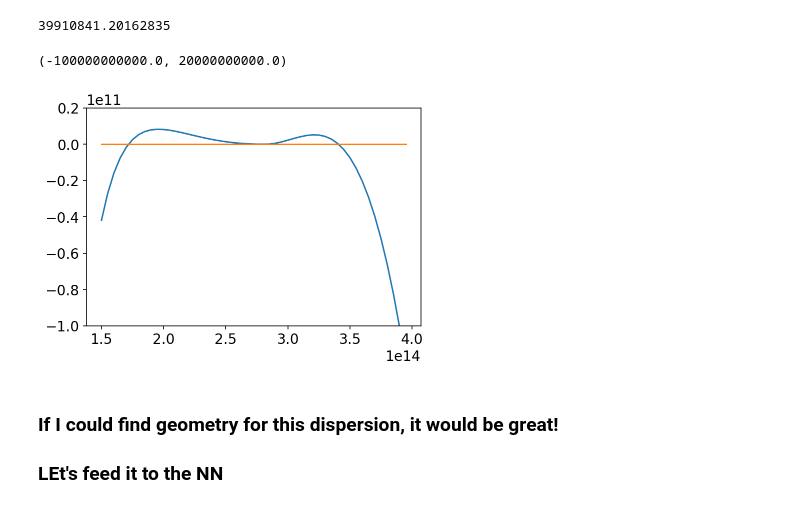
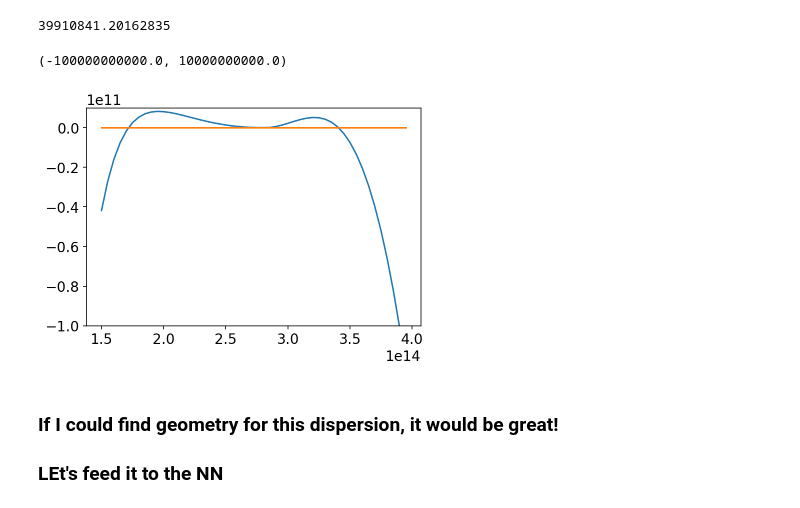
Before and after one commit to akarazeev/REDE, a Jupyter notebook: main_keras_realization.ipynb, the cells around one changed output. Saved outputs shown, nothing was run; the diff lists cells and outputs as text; code cells hidden in the pictures.

```diff
--- a/main_keras_realization.ipynb
+++ b/main_keras_realization.ipynb
@@ -448,10 +450,10 @@ Dint_probe[0:26] /= 10
 # %%
 plt.plot(freq_grid,Dint_probe)
 plt.plot(freq_grid,np.zeros(freq_grid.shape))
-plt.ylim([-1e11,2e10])
+plt.ylim([-1e11,1e10])
 # %% [output]
-(-100000000000.0, 20000000000.0)
+(-100000000000.0, 10000000000.0)
-[figure, old version]
+[figure, new version]
 # %% [markdown]
 ### If I could find geometry for this dispersion, it would be great!
 ### LEt's feed it to the NN
```
Also changed, not shown: parts of 7 cells of this notebook, 2 other files.
